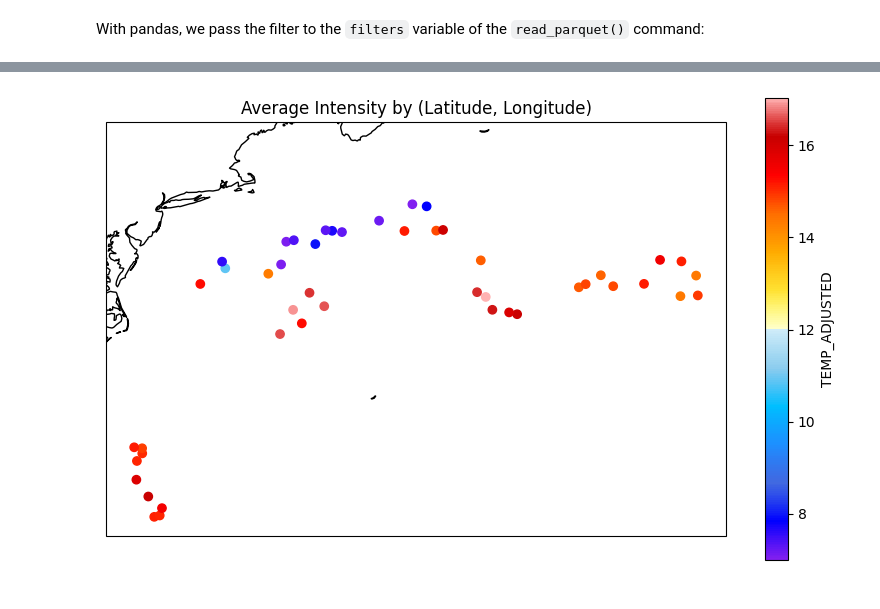
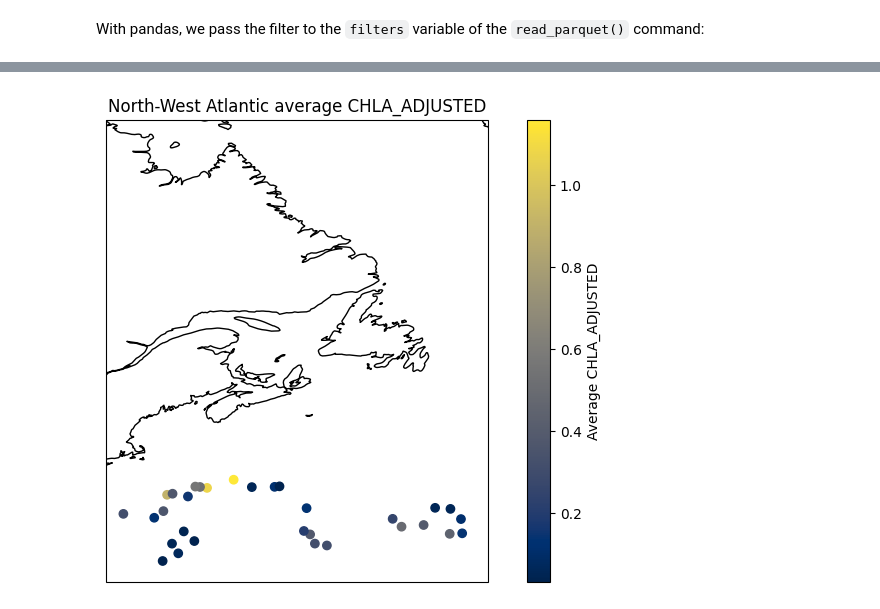
Before and after one commit to boom-lab/argo2parquet-public, a Jupyter notebook: Example_1.ipynb, the cells around one changed output, grey strips where cells are left out. Cells and saved outputs as stored; diff of their text form; code cells hidden in the pictures.

```diff
--- a/Example_1.ipynb
+++ b/Example_1.ipynb
@@ -77,6 +111,14 @@ Now we want to select only the most recent data, so we restrain the time to most
 # %%
 from datetime import datetime, timedelta
-reference_time = datetime.utcnow() - timedelta(days=100)
-filter_coords_time = [("JULD",">",reference_time)]
-df = pd.read_parquet( parquet_files , engine='pyarrow', filters = filter_coords_time )
-df
+reference_time = datetime.utcnow() - timedelta(days=90)
+filter_coords_time_pres = [("LATITUDE",">",34), ("LATITUDE","<",80),
+                           ("LONGITUDE",">",-78), ("LONGITUDE","<",-50),
+                           ("JULD",">",reference_time),
+                           ("PRES_ADJUSTED",">=",0),("PRES_ADJUSTED","<=",50)]
+
+f = argopy.DataFetcher()
+today_date = datetime.today()
+old_date = today_date - timedelta(days=90)
+today_date = today_date.strftime('%Y-%m')
+old_date = old_date.strftime('%Y-%m')
+f = f.region([-78, -50, 34, 80, 0, 50, old_date, today_date])
@@ -100,7 +150,6 @@ We already know we are only interested in the chlorophyll, so we can specify it
 # %%
 %%time
-ref_var = 'TEMP_ADJUSTED'
+ref_var = 'CHLA_ADJUSTED'
 cols = [ref_var,"LATITUDE","LONGITUDE","PRES_ADJUSTED","JULD"]
-df = pd.read_parquet( parquet_files, engine='pyarrow', filters = filter_coords_time, columns=cols )
-df
+df = pd.read_parquet( parquet_files, engine='pyarrow', filters = filter_coords_time_pres, columns=cols )
 # %% [output]
@@ -123,34 +158,30 @@ Wall time: 35.5 ms
 # %%
 import cartopy.crs as ccrs
 import matplotlib.pyplot as plt
-import cmaps
-color_map = cmaps.ncl_default
+from matplotlib import colormaps
 
 # Convert 'JULD' column to datetime type
 df['JULD'] = pd.to_datetime(df['JULD'])
 
 # Group by 'LATITUDE' and 'LONGITUDE', and aggregate by averaging over 'PRES_ADJUSTED', 'JULD', and 'CHLA_ADJUSTED'
 grouped = df.groupby(['LATITUDE', 'LONGITUDE']).agg({
     'PRES_ADJUSTED': 'mean',  # Take the mean depth
     'JULD': lambda x: x.tolist(),  # Collect all time values into a list
     ref_var: 'mean'  # Take the mean intensity
 }).reset_index()
 
-# Flatten the list of time values into a single list per group (for simplicity, take the first time)
-grouped['JULD'] = grouped['JULD'].apply(lambda x: x[0] if x else None)
-
 # Plotting using Cartopy
 plt.figure(figsize=(10, 6))
 ax = plt.axes(projection=ccrs.PlateCarree())
 ax.coastlines()
 
 # Scatter plot
-plt.scatter(grouped['LONGITUDE'], grouped['LATITUDE'], c=grouped[ref_var], cmap=cmaps.ncl_default, transform=ccrs.PlateCarree())
-plt.colorbar(label=ref_var)
+plt.scatter(grouped['LONGITUDE'], grouped['LATITUDE'], c=grouped[ref_var], cmap='cividis', transform=ccrs.PlateCarree())
+plt.colorbar(label='Average ' + ref_var)
 plt.xlabel('Longitude')
 plt.ylabel('Latitude')
-plt.title('Average Intensity by (Latitude, Longitude)')
+plt.title('North-West Atlantic average ' + ref_var)
 plt.grid(True)
 plt.show()
 # %% [output]
-[figure, old version]
+[figure, new version]
```
Also changed, not shown: parts of 22 cells of this notebook, 1 other file.
